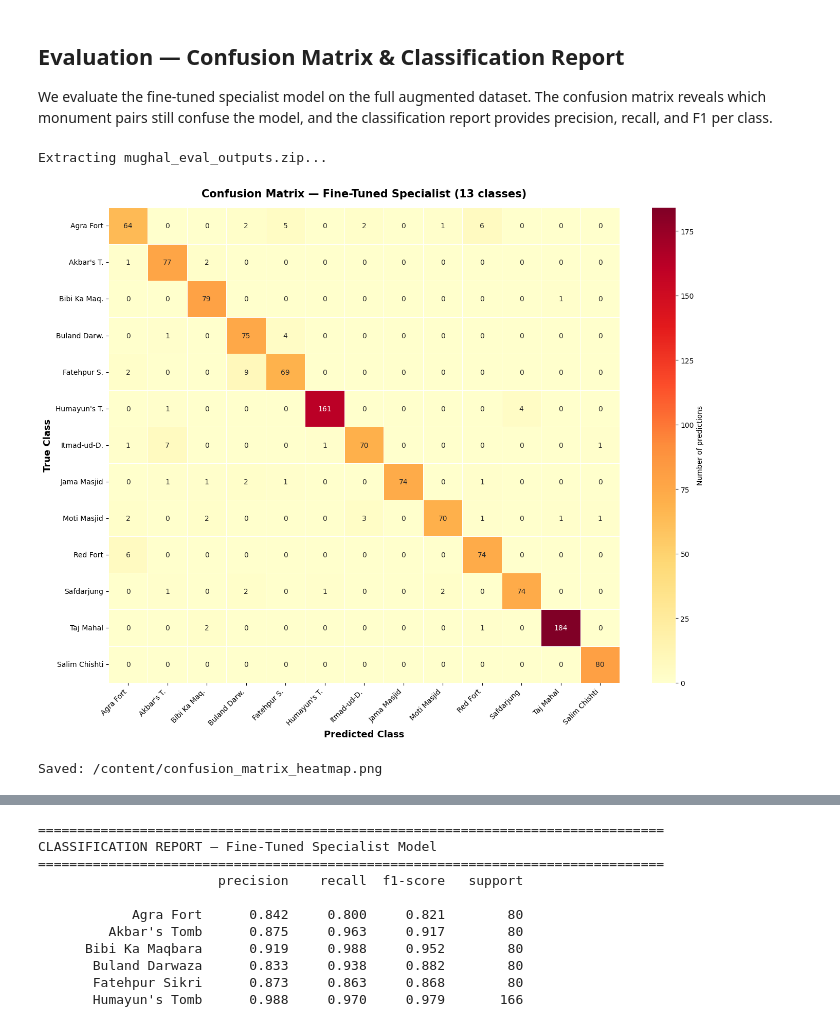
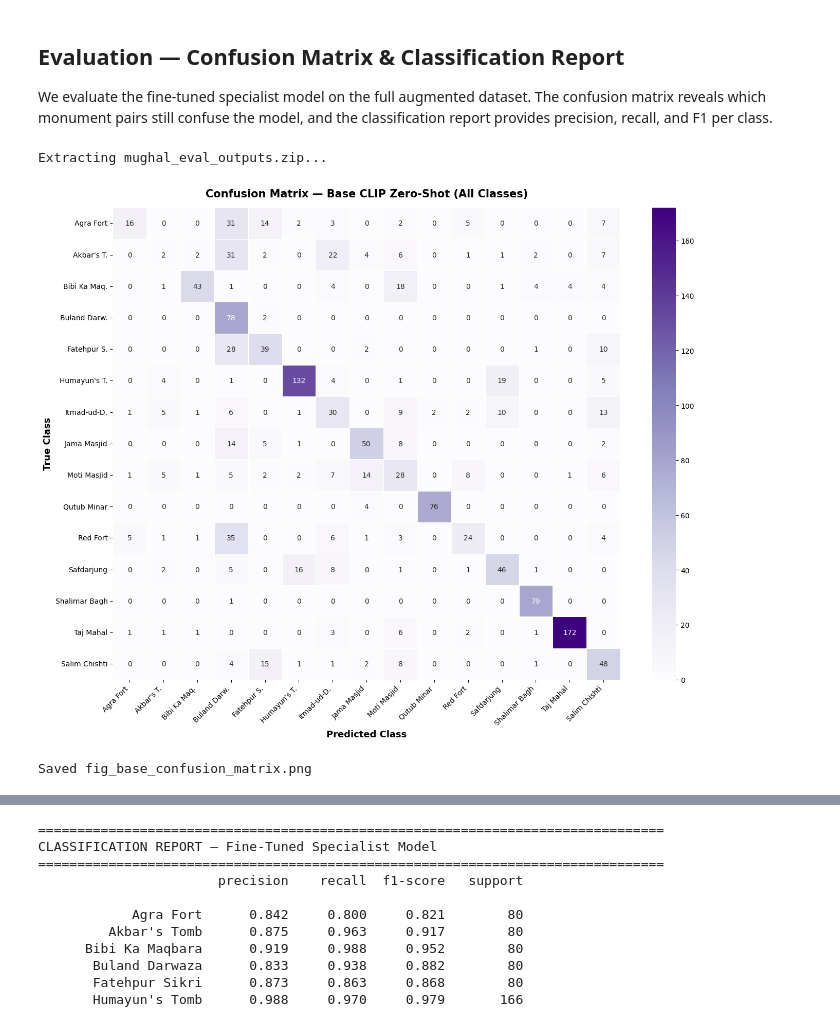
Before and after one commit to shreyash-chandak/mughlaiMalaiTikka-smaiA3, a Jupyter notebook: MughalArchitectureClassifier.ipynb, the cells around one changed output, grey strips where cells are left out. Cells and saved outputs as stored; diff of their text form; code cells hidden in the pictures.

```diff
--- a/MughalArchitectureClassifier.ipynb
+++ b/MughalArchitectureClassifier.ipynb
@@ -87,7 +86,7 @@ Folder name (repr)                                       count
 -----------------------------------------------------------------
 Total images: 1086
 # %%
-# ── Cell B: Apostrophe fix + offline augmentation ────────────────────────────
+# ── Cell B: Offline augmentation ────────────────────────────
 import os, shutil, random
 from PIL import Image, ImageEnhance, ImageFilter, ImageOps
 import torchvision.transforms as T
@@ -100,18 +99,7 @@ valid_suffixes = {".jpg", ".jpeg", ".png", ".webp", ".bmp"}
 
 random.seed(SEED)
 
-# ── Step 1: Fix curly apostrophe folder names ─────────────────────────────────
-print("=== Step 1: Apostrophe normalisation ===")
-for cls in sorted(os.listdir(DATA_DIR)):
-    fixed = cls.replace("\u2019", "'")   # RIGHT SINGLE QUOTATION MARK → straight
-    if fixed != cls:
-        src = os.path.join(DATA_DIR, cls)
-        dst = os.path.join(DATA_DIR, fixed)
-        print(f"  Renaming: {repr(cls)} → {repr(fixed)}")
-        shutil.move(src, dst)
-print("  Done.")
-
-# ── Step 2: Offline augmentation ──────────────────────────────────────────────
+# ── Offline augmentation ──────────────────────────────────────────────
 augment = T.Compose([
     T.RandomResizedCrop(224, scale=(0.65, 1.0)),
     T.RandomHorizontalFlip(),
@@ -122,7 +110,7 @@ augment = T.Compose([
     T.Resize((256, 256)),  # save at consistent size
 ])
 
-print("\n=== Step 2: Offline augmentation (target per class: %d) ===" % TARGET)
+print("\n=== Offline augmentation (target per class: %d) ===" % TARGET)
 for cls in sorted(os.listdir(DATA_DIR)):
     cls_dir = os.path.join(DATA_DIR, cls)
     if not os.path.isdir(cls_dir):
@@ -408,58 +439,57 @@ Done. Download:
 
 We evaluate the fine-tuned specialist model on the full augmented dataset. The confusion matrix reveals which monument pairs still confuse the model, and the classification report provides precision, recall, and F1 per class.
 # %%
-# ── Confusion Matrix Heatmap ──────────────────────────────────────────────────
-import json, os, zipfile
+import json, os
 import numpy as np
 import matplotlib.pyplot as plt
 import seaborn as sns
-from sklearn.metrics import confusion_matrix, classification_report
+from sklearn.metrics import confusion_matrix
 
 # Ensure evaluation outputs exist
 EVAL_DIR = "/content/eval_outputs/finetuned_specialist"
 if not os.path.exists(os.path.join(EVAL_DIR, "predictions.json")):
     if os.path.exists("/content/mughal_eval_outputs.zip"):
         print("Extracting mughal_eval_outputs.zip...")
         with zipfile.ZipFile("/content/mughal_eval_outputs.zip", 'r') as zf:
             zf.extractall("/content/")
 
-with open(os.path.join(EVAL_DIR, "predictions.json"), "r") as f:
-    predictions = json.load(f)
+# Assuming mughal_eval_outputs.zip was extracted
+BASE_DIR = "/content/eval_outputs/base_all_balanced"
+with open(os.path.join(BASE_DIR, "predictions.json"), "r") as f:
+    preds = json.load(f)
 
-y_true = [p["true_class"] for p in predictions]
-y_pred = [p["predicted_class"] for p in predictions]
-class_names = sorted(set(y_true))
+y_true = [p["true_class"] for p in preds]
+y_pred = [p["predicted_class"] for p in preds]
+classes = sorted(set(y_true))
 
-cm = confusion_matrix(y_true, y_pred, labels=class_names)
+cm = confusion_matrix(y_true, y_pred, labels=classes)
 
-# Shorten long names for readability
 short_names = [n.replace("Tomb of Salim Chishti", "Salim Chishti")
                 .replace("Jama Masjid Delhi", "Jama Masjid")
                 .replace("Moti Masjid Agra", "Moti Masjid")
                 .replace("Itmad-ud-Daulah", "Itmad-ud-D.")
                 .replace("Safdarjung Tomb", "Safdarjung")
                 .replace("Bibi Ka Maqbara", "Bibi Ka Maq.")
                 .replace("Buland Darwaza", "Buland Darw.")
                 .replace("Fatehpur Sikri", "Fatehpur S.")
                 .replace("Humayun's Tomb", "Humayun's T.")
                 .replace("Akbar's Tomb", "Akbar's T.")
-               for n in class_names]
+               for n in classes]
 
 fig, ax = plt.subplots(figsize=(14, 11))
-sns.heatmap(cm, annot=True, fmt="d", cmap="YlOrRd",
+sns.heatmap(cm, annot=True, fmt="d", cmap="Purples",
             xticklabels=short_names, yticklabels=short_names,
-            linewidths=0.5, linecolor="white", ax=ax,
-            cbar_kws={"label": "Number of predictions"})
+            linewidths=0.5, linecolor="white", ax=ax)
 ax.set_xlabel("Predicted Class", fontsize=13, fontweight="bold")
 ax.set_ylabel("True Class", fontsize=13, fontweight="bold")
-ax.set_title("Confusion Matrix — Fine-Tuned Specialist (13 classes)", fontsize=15, fontweight="bold", pad=15)
+ax.set_title("Confusion Matrix — Base CLIP Zero-Shot (All Classes)", fontsize=15, fontweight="bold", pad=15)
 plt.xticks(rotation=45, ha="right", fontsize=10)
 plt.yticks(rotation=0, fontsize=10)
 plt.tight_layout()
-plt.savefig("/content/confusion_matrix_heatmap.png", dpi=150, bbox_inches="tight")
+plt.savefig("/content/fig_base_confusion_matrix.png", dpi=150, bbox_inches="tight")
 plt.show()
-print("Saved: /content/confusion_matrix_heatmap.png")
+print("Saved fig_base_confusion_matrix.png")
 # %% [output]
 Extracting mughal_eval_outputs.zip...
-[figure, old version]
+[figure, new version]
-Saved: /content/confusion_matrix_heatmap.png
+Saved fig_base_confusion_matrix.png
```
Also changed, not shown: parts of 5 cells of this notebook.
